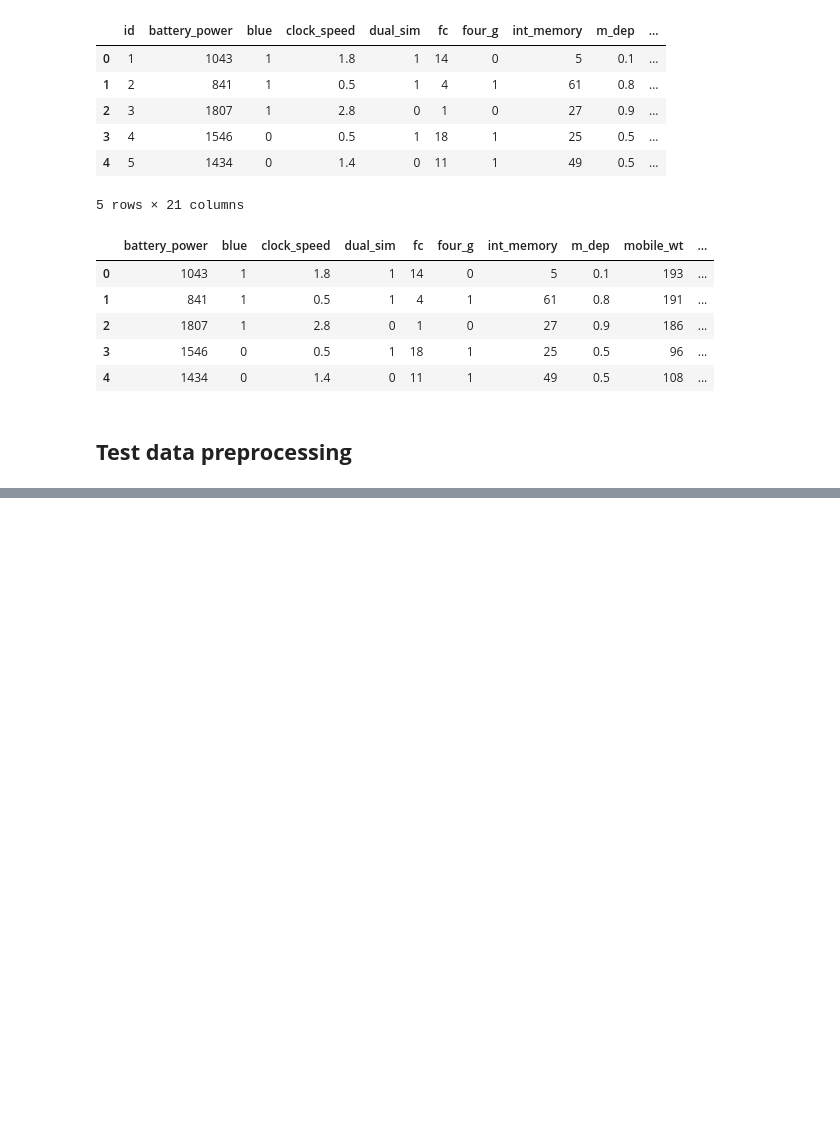
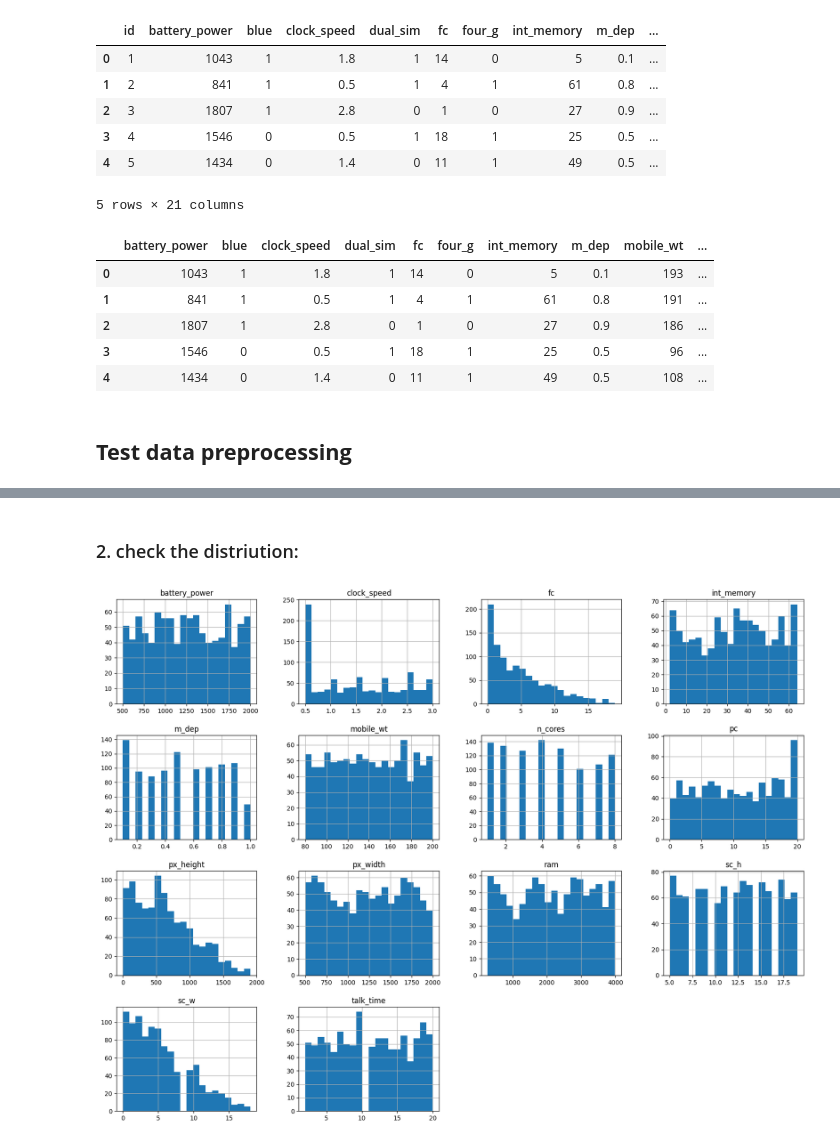
Before and after one commit to HendEmad/Mobile_price_prediction, a Jupyter notebook: notebooks/price_prediction.ipynb, the cells around one changed output, grey strips where cells are left out. Cells and saved outputs as stored; diff of their text form; code cells hidden in the pictures; blank space fills up the shorter version.

```diff
--- a/notebooks/price_prediction.ipynb
+++ b/notebooks/price_prediction.ipynb
@@ -1114,0 +1126,13 @@ test_data.head()
+# %%
+test_data = test_data.drop(detect_outliers(test_data, test_data.columns),
+                             axis=0).reset_index(drop=True)
+# %% [markdown]
+### 2. check the distriution:
+# %%
+test_numerical_features = ['battery_power', 'clock_speed', 'fc', 'int_memory', 'm_dep',
+                      'mobile_wt', 'n_cores', 'pc', 'px_height', 'px_width', 'ram',
+                      'sc_h', 'sc_w', 'talk_time']
+test_data[test_numerical_features].hist(bins=20, figsize=(20, 15))
+plt.show()
+# %% [output]
+[figure, added]
```
Also changed, not shown: parts of 26 cells of this notebook, 2 other files.
